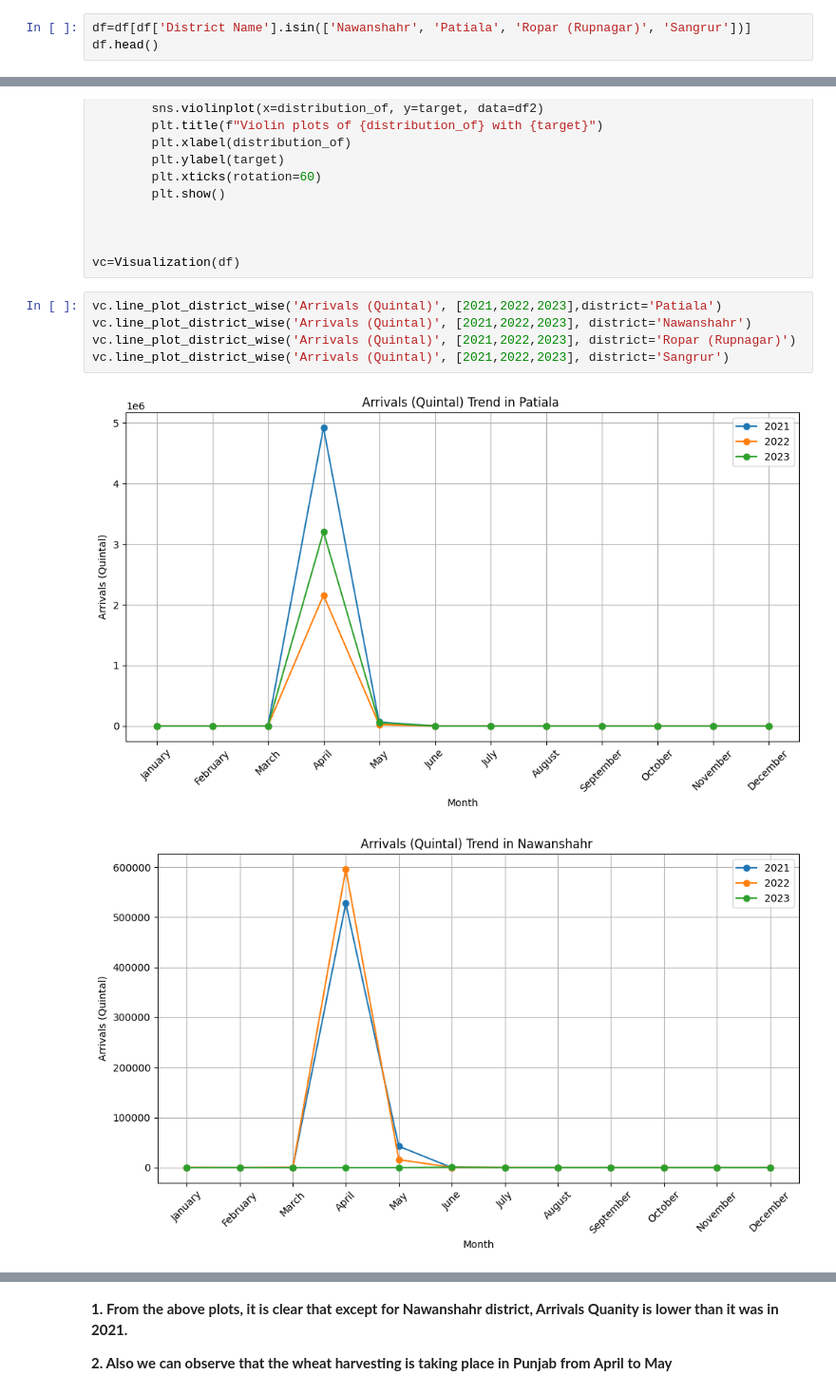
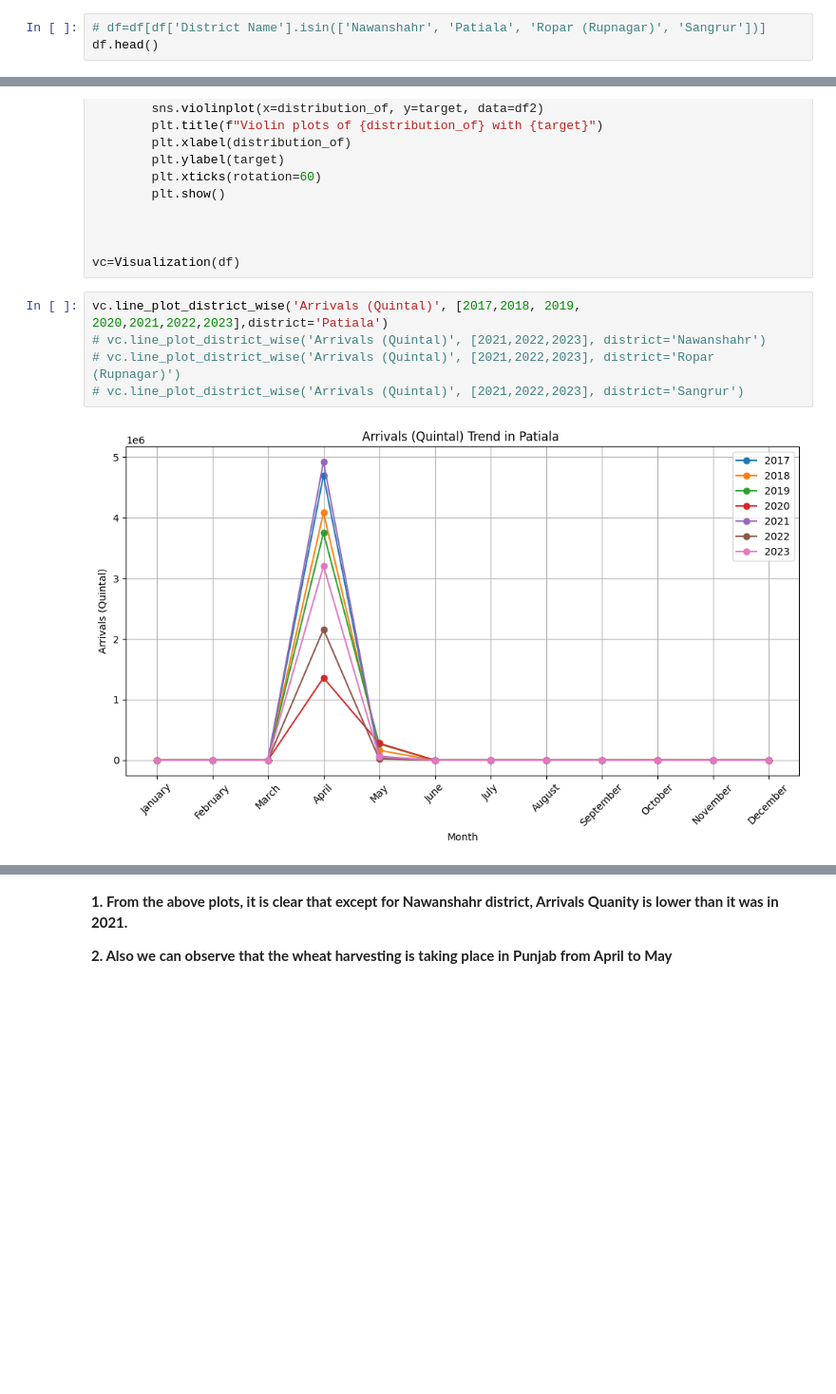
Before and after one commit to akshayerk12/Agri_data_work, a Jupyter notebook: Visualization.ipynb, the cells around one changed output, grey strips where cells are left out. Shown at 95% size. Cells and saved outputs as stored; diff of their text form; blank space fills up the shorter version.

```diff
--- a/Visualization.ipynb
+++ b/Visualization.ipynb
@@ -17,4 +17,4 @@ df.head()
 # %%
-df=df[df['District Name'].isin(['Nawanshahr', 'Patiala', 'Ropar (Rupnagar)', 'Sangrur'])]
+# df=df[df['District Name'].isin(['Nawanshahr', 'Patiala', 'Ropar (Rupnagar)', 'Sangrur'])]
 df.head()
 # %% [output]
@@ -116,10 +116,9 @@ class Visualization:
 
 vc=Visualization(df)
 # %%
-vc.line_plot_district_wise('Arrivals (Quintal)', [2021,2022,2023],district='Patiala')
-vc.line_plot_district_wise('Arrivals (Quintal)', [2021,2022,2023], district='Nawanshahr')
-vc.line_plot_district_wise('Arrivals (Quintal)', [2021,2022,2023], district='Ropar (Rupnagar)')
-vc.line_plot_district_wise('Arrivals (Quintal)', [2021,2022,2023], district='Sangrur')
+vc.line_plot_district_wise('Arrivals (Quintal)', [2017,2018, 2019, 2020,2021,2022,2023],district='Patiala')
+# vc.line_plot_district_wise('Arrivals (Quintal)', [2021,2022,2023], district='Nawanshahr')
+# vc.line_plot_district_wise('Arrivals (Quintal)', [2021,2022,2023], district='Ropar (Rupnagar)')
+# vc.line_plot_district_wise('Arrivals (Quintal)', [2021,2022,2023], district='Sangrur')
 # %% [output]
-[figure, old version]
+[figure, new version]
-[figure, removed]
```
Also changed, not shown: parts of 3 cells of this notebook, 4 other files.
